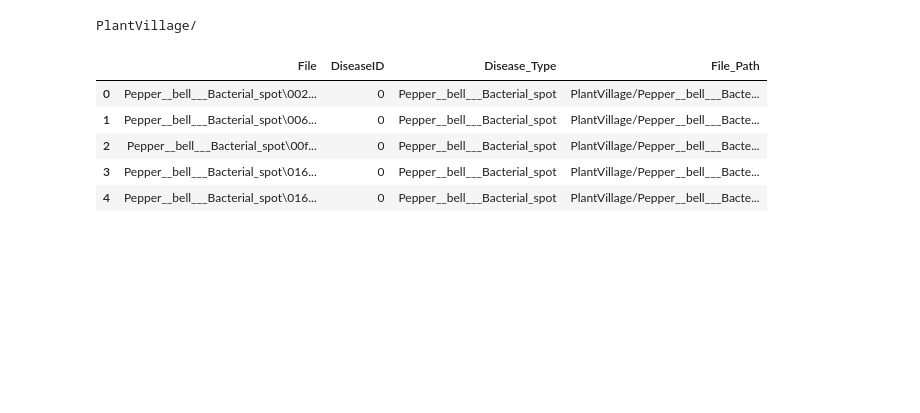
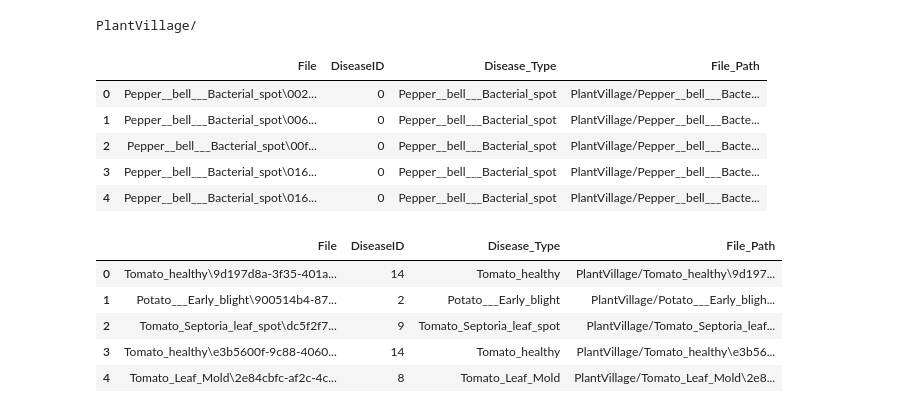
Before and after one commit to naelbenaissa/IA_LeafGuard, a Jupyter notebook: IA_LeafGuard.ipynb, the cells around one changed output. Cells and saved outputs as stored; diff of their text form; code cells hidden in the pictures; blank space fills up the shorter version.

```diff
--- a/IA_LeafGuard.ipynb
+++ b/IA_LeafGuard.ipynb
@@ -58,3 +58,14 @@ train.head()
 | 2 | Pepper__bell___Bacterial_spot\00f... | 0 | Pepper__bell___Bacterial_spot | PlantVillage/Pepper__bell___Bacte... |
 | 3 | Pepper__bell___Bacterial_spot\016... | 0 | Pepper__bell___Bacterial_spot | PlantVillage/Pepper__bell___Bacte... |
 | 4 | Pepper__bell___Bacterial_spot\016... | 0 | Pepper__bell___Bacterial_spot | PlantVillage/Pepper__bell___Bacte... |
+# %%
+train = train.sample(frac=1,random_state=RANDOM_STATE)
+train.reset_index(drop=True, inplace=True)
+train.head()
+# %% [output]
+|  | File | DiseaseID | Disease_Type | File_Path |
+| 0 | Tomato_healthy\9d197d8a-3f35-401a... | 14 | Tomato_healthy | PlantVillage/Tomato_healthy\9d197... |
+| 1 | Potato___Early_blight\900514b4-87... | 2 | Potato___Early_blight | PlantVillage/Potato___Early_bligh... |
+| 2 | Tomato_Septoria_leaf_spot\dc5f2f7... | 9 | Tomato_Septoria_leaf_spot | PlantVillage/Tomato_Septoria_leaf... |
+| 3 | Tomato_healthy\e3b5600f-9c88-4060... | 14 | Tomato_healthy | PlantVillage/Tomato_healthy\e3b56... |
+| 4 | Tomato_Leaf_Mold\2e84cbfc-af2c-4c... | 8 | Tomato_Leaf_Mold | PlantVillage/Tomato_Leaf_Mold\2e8... |
```
Also changed, not shown: parts of 2 cells of this notebook.
